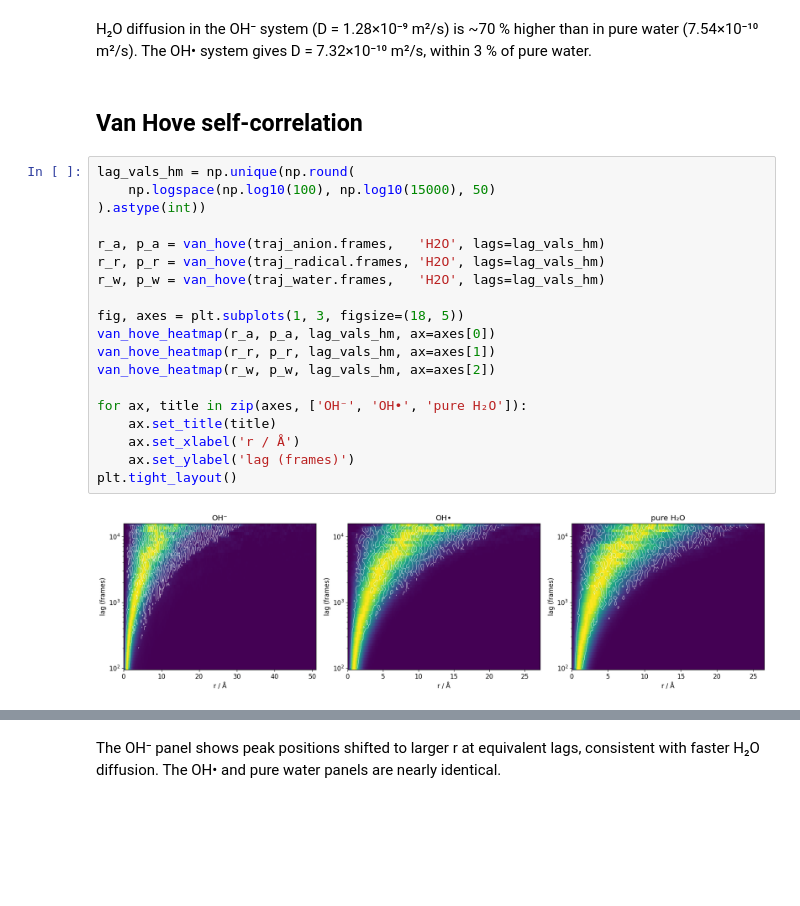
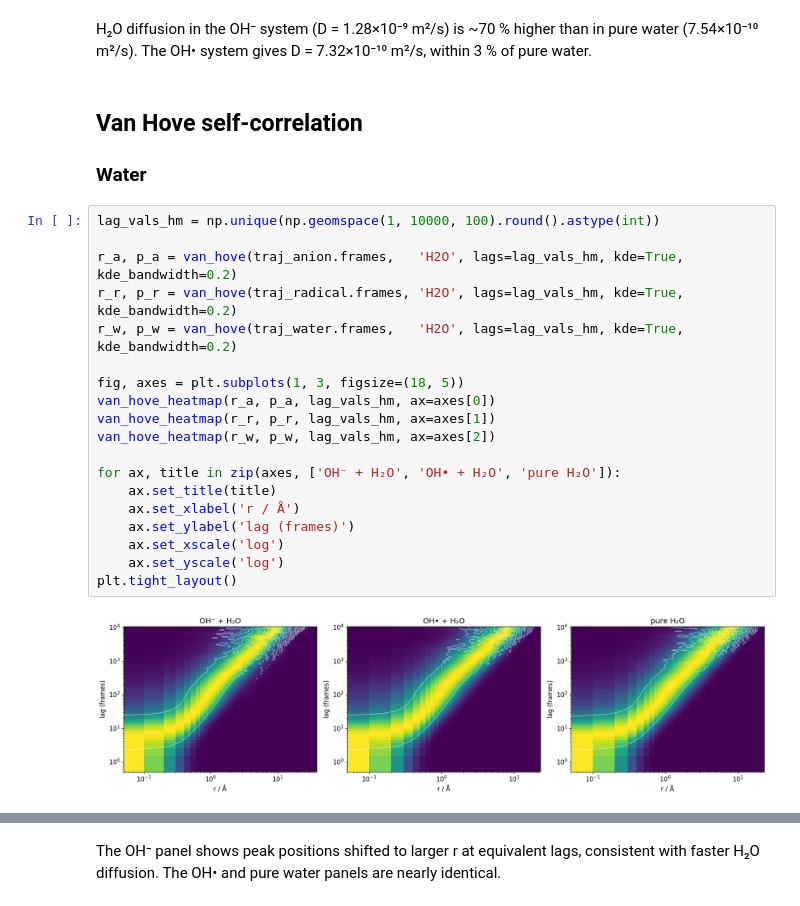
Before and after one commit to viktorsvahn/water, a Jupyter notebook: oh_comparison.ipynb, the cells around one changed output, grey strips where cells are left out. Cells and saved outputs as stored; diff of their text form; blank space fills up the shorter version.

Commit message:
more van Hove analysis

```diff
--- a/oh_comparison.ipynb
+++ b/oh_comparison.ipynb
@@ -111,24 +111,25 @@ D  H₂O : 7.540e-10 m²/s
 H₂O diffusion in the OH⁻ system (D = 1.28×10⁻⁹ m²/s) is ~70 % higher than in pure water (7.54×10⁻¹⁰ m²/s). The OH• system gives D = 7.32×10⁻¹⁰ m²/s, within 3 % of pure water.
 # %% [markdown]
 ## Van Hove self-correlation
+### Water
 # %%
-lag_vals_hm = np.unique(np.round(
-    np.logspace(np.log10(100), np.log10(15000), 50)
-).astype(int))
+lag_vals_hm = np.unique(np.geomspace(1, 10000, 100).round().astype(int))
 
-r_a, p_a = van_hove(traj_anion.frames,   'H2O', lags=lag_vals_hm)
-r_r, p_r = van_hove(traj_radical.frames, 'H2O', lags=lag_vals_hm)
-r_w, p_w = van_hove(traj_water.frames,   'H2O', lags=lag_vals_hm)
+r_a, p_a = van_hove(traj_anion.frames,   'H2O', lags=lag_vals_hm, kde=True, kde_bandwidth=0.2)
+r_r, p_r = van_hove(traj_radical.frames, 'H2O', lags=lag_vals_hm, kde=True, kde_bandwidth=0.2)
+r_w, p_w = van_hove(traj_water.frames,   'H2O', lags=lag_vals_hm, kde=True, kde_bandwidth=0.2)
 
 fig, axes = plt.subplots(1, 3, figsize=(18, 5))
 van_hove_heatmap(r_a, p_a, lag_vals_hm, ax=axes[0])
 van_hove_heatmap(r_r, p_r, lag_vals_hm, ax=axes[1])
 van_hove_heatmap(r_w, p_w, lag_vals_hm, ax=axes[2])
 
-for ax, title in zip(axes, ['OH⁻', 'OH•', 'pure H₂O']):
+for ax, title in zip(axes, ['OH⁻ + H₂O', 'OH• + H₂O', 'pure H₂O']):
     ax.set_title(title)
     ax.set_xlabel('r / Å')
     ax.set_ylabel('lag (frames)')
+    ax.set_xscale('log')
+    ax.set_yscale('log')
 plt.tight_layout()
 # %% [output]
-[figure, old version]
+[figure, new version]
```
Also changed, not shown: parts of 9 cells of this notebook, 1 other file.
